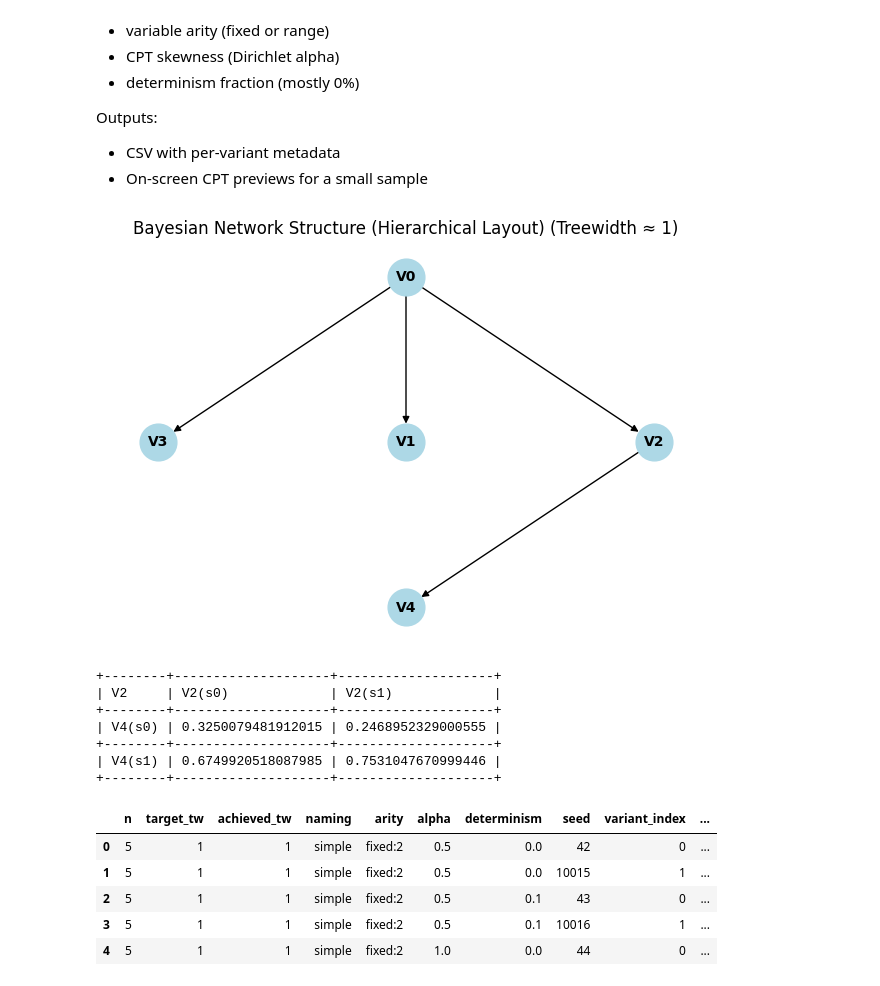
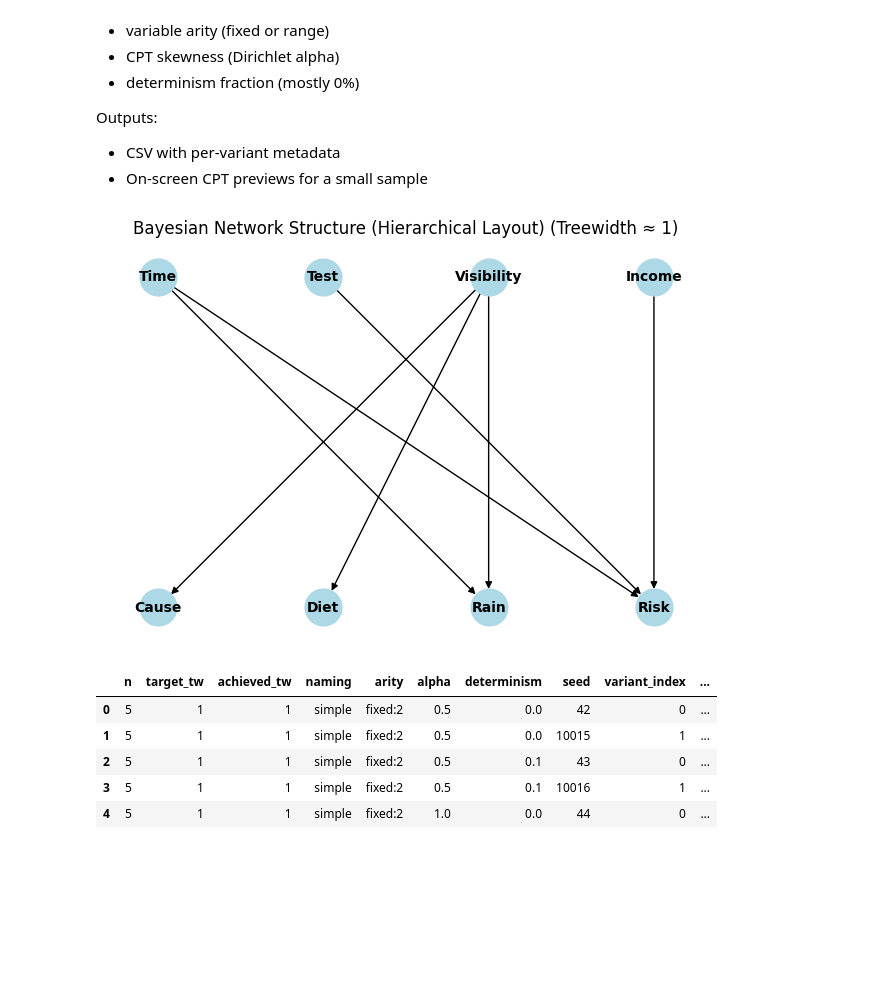
Before and after one commit to ferjorosa/probabilistic-reasoning-llms, a Jupyter notebook: notebooks/graph_generation/BN_generation_sweep.ipynb, the cells around one changed output. Drawn from its saved outputs; the diff is of its cells as text; code cells hidden in the pictures; blank space fills up the shorter version.

```diff
--- a/notebooks/graph_generation/BN_generation_sweep.ipynb
+++ b/notebooks/graph_generation/BN_generation_sweep.ipynb
@@ -203,30 +203,16 @@ for n in ns:
 # %%
 import networkx as nx
 import matplotlib.pyplot as plt
 
 # Draw the first network in all_bayesian_networks
 if all_bayesian_networks:
     from bn_utils import draw_bayesian_network
-    bn0 = all_bayesian_networks[0]["bn"]
+    bn0 = all_bayesian_networks[130]["bn"]
     draw_bayesian_network(bn0, node_size=700, node_color='lightblue', font_size=10, figsize=(6, 4))
 else:
     print("No Bayesian networks to display.")
-
-# Print the CPT of V4 from the first Bayesian network (bn0)
-if all_bayesian_networks:
-    cpd_v4 = bn0.get_cpds("V4")
-    print(cpd_v4)
-else:
-    print("No Bayesian networks to display.")
 # %% [output]
-[figure, old version]
+[figure, new version]
-+--------+--------------------+--------------------+
-| V2     | V2(s0)             | V2(s1)             |
-+--------+--------------------+--------------------+
-| V4(s0) | 0.3250079481912015 | 0.2468952329000555 |
-+--------+--------------------+--------------------+
-| V4(s1) | 0.6749920518087985 | 0.7531047670999446 |
-+--------+--------------------+--------------------+
 # %%
 df = pd.DataFrame(rows)
 display(df.head())
```
Also changed, not shown: parts of 2 cells of this notebook, 1 other file.
